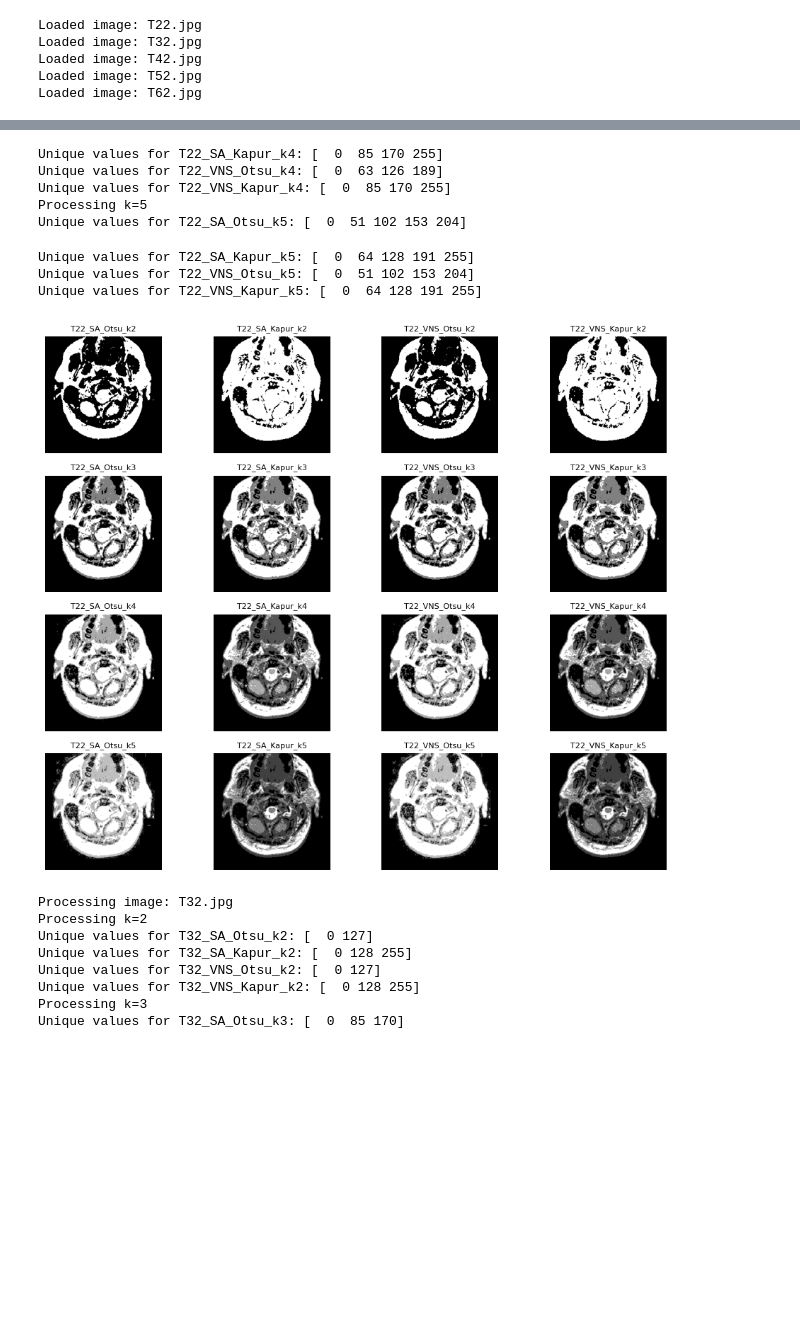
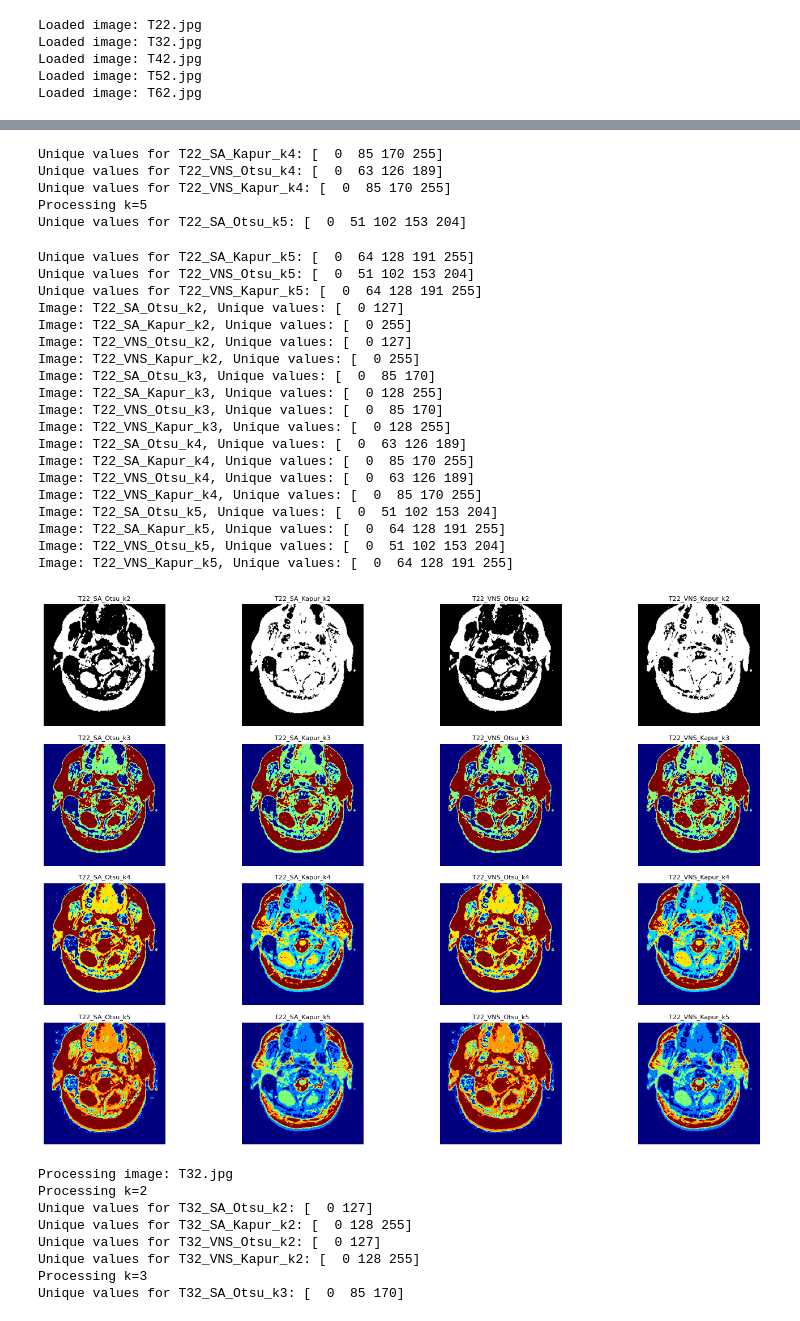
Before and after one commit to sean-sampson-tuks/COS791-Assignment2, a Jupyter notebook: u24101754-ass2.ipynb, the cells around one changed output, grey strips where cells are left out. Saved outputs shown, nothing was run; the diff lists cells and outputs as text; code cells hidden in the pictures; blank space fills up the shorter version.

Commit message:
feat:modified jupyter file, now works withh jet - nned to add original imager to each row as well

```diff
--- a/u24101754-ass2.ipynb
+++ b/u24101754-ass2.ipynb
@@ -148,7 +148,9 @@ def vns(image, objective_function, levels):
 
     return current_thresholds
 # %%
+
 import matplotlib.pyplot as plt
+import cv2
 import numpy as np
 
 def display_images(images, titles, cols=2, figsize=(5, 3)):  # Adjusted figsize for smaller images
@@ -160,28 +162,38 @@ def display_images(images, titles, cols=2, figsize=(5, 3)):  # Adjusted figsize
 
     for i, ax in enumerate(axes.flat):
         if i < len(images):
+            # Debug: Print unique values for each image
+            unique_values = np.unique(images[i])
+            print(f"Image: {titles[i]}, Unique values: {unique_values}")
+
             # Normalize the segmented images for better visualization
             norm_img = cv2.normalize(images[i], None, 0, 255, cv2.NORM_MINMAX)
-            if 'segmented' in titles[i].lower() and np.unique(norm_img).size > 2:
+
+            # Apply 'jet' colormap if there are 3 or more unique values (sections)
+            if len(unique_values) >= 3:
                 ax.imshow(norm_img, cmap='jet', vmin=0, vmax=255)  # Use 'jet' colormap with normalization
             else:
-                ax.imshow(norm_img, cmap='gray')  # Use grayscale for original image
+                ax.imshow(norm_img, cmap='gray')  # Use grayscale if fewer than 3 sections
+
             ax.set_title(titles[i], fontsize=8)  # Reduced title font size for smaller images
         else:
             ax.axis('off')  # Hide unused subplots
         ax.axis('off')  # Turn off the axis ticks
+
     plt.tight_layout()
     plt.show()
 
 
+
 # Logging function to print and store results
-def log_results(df, image_name, level, method, optimization, thresholds, obj_value, ssim_value, psnr_value):
+def log_results(df, image_name, level, method, optimization, thresholds, obj_value, ssim_value, psnr_value, unique_values):
     new_row = pd.DataFrame({
         'Image': [image_name],
         'Level': [level],
         'Method': [method],
         'Optimization': [optimization],
         'Thresholds': [thresholds],
+        'Unique Values': [unique_values],
         'Objective Value': [obj_value],
         'SSIM': [ssim_value],
         'PSNR': [psnr_value]
@@ -251,7 +263,7 @@ for filename, image in images:
         psnr_sa_otsu = psnr(image, segmented_sa_otsu)
         otsu_obj_value = otsu_objective(image, sa_thresholds)  # Calculate objective value
         print(f"Unique values for {name_without_extension}_SA_Otsu_k{k}: {np.unique(segmented_sa_otsu)}")
-        results_df = log_results(results_df, name_without_extension, k, "Otsu", "SA", sa_thresholds, otsu_obj_value, ssim_sa_otsu, psnr_sa_otsu)
+        results_df = log_results(results_df, name_without_extension, k, "Otsu", "SA", sa_thresholds, otsu_obj_value, ssim_sa_otsu, psnr_sa_otsu, np.unique(segmented_sa_otsu).tolist())
         processed_images.append(segmented_sa_otsu)
         image_titles.append(f'{name_without_extension}_SA_Otsu_k{k}')
 
@@ -262,7 +274,7 @@ for filename, image in images:
         psnr_sa_kapur = psnr(image, segmented_sa_kapur)
         kapur_obj_value = kapur_objective(image, sa_thresholds)  # Calculate objective value
         print(f"Unique values for {name_without_extension}_SA_Kapur_k{k}: {np.unique(segmented_sa_kapur)}")
-        results_df = log_results(results_df, name_without_extension, k, "Kapur", "SA", sa_thresholds, kapur_obj_value, ssim_sa_kapur, psnr_sa_kapur)
+        results_df = log_results(results_df, name_without_extension, k, "Kapur", "SA", sa_thresholds, kapur_obj_value, ssim_sa_kapur, psnr_sa_kapur, np.unique(segmented_sa_kapur).tolist())
         processed_images.append(segmented_sa_kapur)
         image_titles.append(f'{name_without_extension}_SA_Kapur_k{k}')
 
@@ -273,7 +285,7 @@ for filename, image in images:
         psnr_vns_otsu = psnr(image, segmented_vns_otsu)
         otsu_obj_value_vns = otsu_objective(image, vns_thresholds)  # Calculate objective value
         print(f"Unique values for {name_without_extension}_VNS_Otsu_k{k}: {np.unique(segmented_vns_otsu)}")
-        results_df = log_results(results_df, name_without_extension, k, "Otsu", "VNS", vns_thresholds, otsu_obj_value_vns, ssim_vns_otsu, psnr_vns_otsu)
+        results_df = log_results(results_df, name_without_extension, k, "Otsu", "VNS", vns_thresholds, otsu_obj_value_vns, ssim_vns_otsu, psnr_vns_otsu, np.unique(segmented_vns_otsu).tolist())
         processed_images.append(segmented_vns_otsu)
         image_titles.append(f'{name_without_extension}_VNS_Otsu_k{k}')
 
@@ -284,43 +296,60 @@ for filename, image in images:
         psnr_vns_kapur = psnr(image, segmented_vns_kapur)
         kapur_obj_value_vns = kapur_objective(image, vns_thresholds)  # Calculate objective value
         print(f"Unique values for {name_without_extension}_VNS_Kapur_k{k}: {np.unique(segmented_vns_kapur)}")
-        results_df = log_results(results_df, name_without_extension, k, "Kapur", "VNS", vns_thresholds, kapur_obj_value_vns, ssim_vns_kapur, psnr_vns_kapur)
+        results_df = log_results(results_df, name_without_extension, k, "Kapur", "VNS", vns_thresholds, kapur_obj_value_vns, ssim_vns_kapur, psnr_vns_kapur, np.unique(segmented_vns_kapur).tolist())
         processed_images.append(segmented_vns_kapur)
         image_titles.append(f'{name_without_extension}_VNS_Kapur_k{k}')
 
     # Call the display_images function to show processed images side by side in a grid format
-    display_images(processed_images, image_titles, cols=4, figsize=(10, 8))  # This displays in a grid of 4 images per row
+    display_images(processed_images, image_titles, cols=4, figsize=(15, 10))  # This displays in a grid of 4 images per row
 
+# ! USED TO LOG VALUES TO CSV FILE
 # After the loop, output the results DataFrame
 display(results_df)
 
 # Save the logged results to a CSV file
 results_df.to_csv('segmentation_results.csv', index=False)
 
 print("Results have been logged and saved to 'segmentation_results.csv'.")
 # %% [output]
 Processing image: T22.jpg
 Processing k=2
 Unique values for T22_SA_Otsu_k2: [  0 127]
 Unique values for T22_SA_Kapur_k2: [  0 255]
 Unique values for T22_VNS_Otsu_k2: [  0 127]
 Unique values for T22_VNS_Kapur_k2: [  0 255]
 Processing k=3
 Unique values for T22_SA_Otsu_k3: [  0  85 170]
 Unique values for T22_SA_Kapur_k3: [  0 128 255]
 Unique values for T22_VNS_Otsu_k3: [  0  85 170]
 Unique values for T22_VNS_Kapur_k3: [  0 128 255]
 Processing k=4
 Unique values for T22_SA_Otsu_k4: [  0  63 126 189]
 Unique values for T22_SA_Kapur_k4: [  0  85 170 255]
 Unique values for T22_VNS_Otsu_k4: [  0  63 126 189]
 Unique values for T22_VNS_Kapur_k4: [  0  85 170 255]
 Processing k=5
 Unique values for T22_SA_Otsu_k5: [  0  51 102 153 204]
 Unique values for T22_SA_Kapur_k5: [  0  64 128 191 255]
 Unique values for T22_VNS_Otsu_k5: [  0  51 102 153 204]
 Unique values for T22_VNS_Kapur_k5: [  0  64 128 191 255]
+Image: T22_SA_Otsu_k2, Unique values: [  0 127]
+Image: T22_SA_Kapur_k2, Unique values: [  0 255]
+Image: T22_VNS_Otsu_k2, Unique values: [  0 127]
+Image: T22_VNS_Kapur_k2, Unique values: [  0 255]
+Image: T22_SA_Otsu_k3, Unique values: [  0  85 170]
+Image: T22_SA_Kapur_k3, Unique values: [  0 128 255]
+Image: T22_VNS_Otsu_k3, Unique values: [  0  85 170]
+Image: T22_VNS_Kapur_k3, Unique values: [  0 128 255]
+Image: T22_SA_Otsu_k4, Unique values: [  0  63 126 189]
+Image: T22_SA_Kapur_k4, Unique values: [  0  85 170 255]
+Image: T22_VNS_Otsu_k4, Unique values: [  0  63 126 189]
+Image: T22_VNS_Kapur_k4, Unique values: [  0  85 170 255]
+Image: T22_SA_Otsu_k5, Unique values: [  0  51 102 153 204]
+Image: T22_SA_Kapur_k5, Unique values: [  0  64 128 191 255]
+Image: T22_VNS_Otsu_k5, Unique values: [  0  51 102 153 204]
+Image: T22_VNS_Kapur_k5, Unique values: [  0  64 128 191 255]
-[figure, old version]
+[figure, new version]
 Processing image: T32.jpg
 Processing k=2
 Unique values for T32_SA_Otsu_k2: [  0 127]
```
Also changed, not shown: parts of 1 cell of this notebook, 2 other files.
